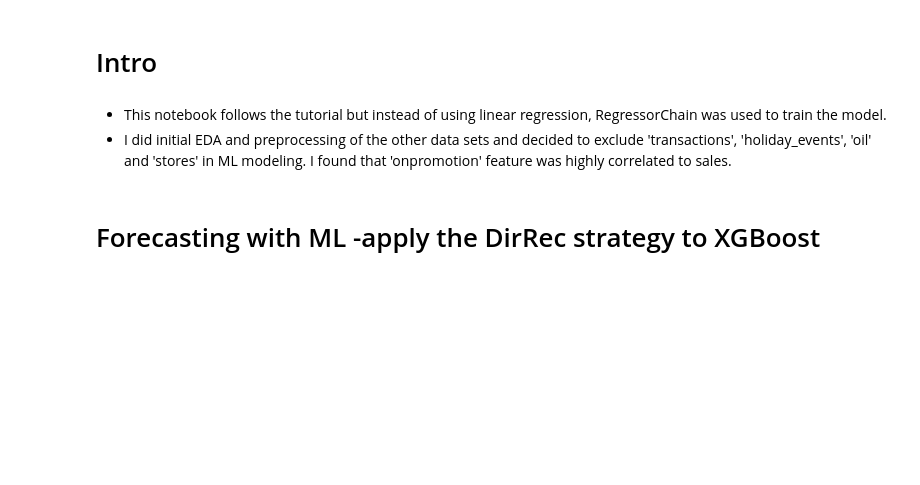
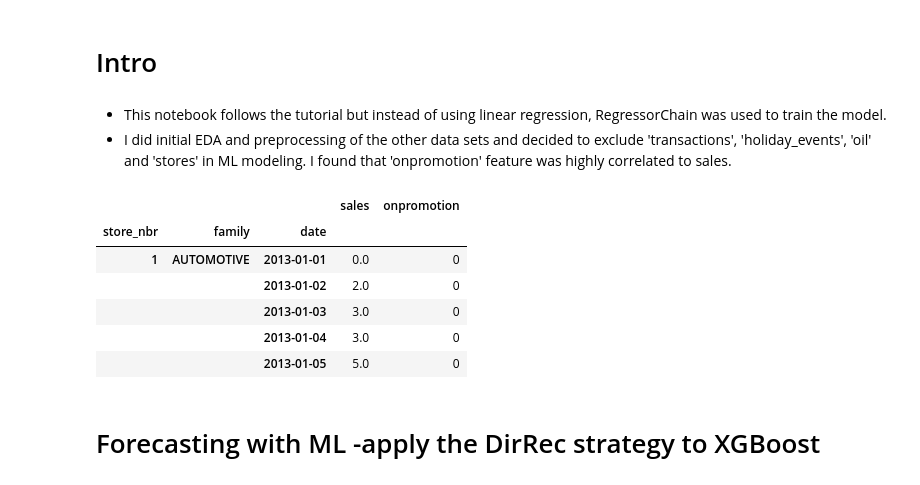
Before and after one commit to owenvespa/KaggleML, a Jupyter notebook: time-series-sales-forecast.ipynb, the cells around one changed output. Drawn from its saved outputs; the diff is of its cells as text; code cells hidden in the pictures; blank space fills up the shorter version.

Commit message:
Kaggle Notebook | Time series sales forecast  | Version 4

```diff
--- a/time-series-sales-forecast.ipynb
+++ b/time-series-sales-forecast.ipynb
@@ -70,11 +70,12 @@ comp_dir = Path('../input/store-sales-time-series-forecasting')
 
 store_sales = pd.read_csv(
     comp_dir / 'train.csv',
-    usecols=['store_nbr', 'family', 'date', 'sales'],
+    usecols=['store_nbr', 'family', 'date', 'sales','onpromotion'],
     dtype={
         'store_nbr': 'category',
         'family': 'category',
         'sales': 'float32',
+        'onpromotion': 'uint32',
     },
     parse_dates=['date'],
     infer_datetime_format=True,
@@ -87,6 +88,16 @@ average_sales = (
     .squeeze()
     .loc['2017']
 )
+# %%
+store_sales.head()
+# %% [output]
+|  |  |  | sales | onpromotion |
+| store_nbr | family | date |  |  |
+| 1 | AUTOMOTIVE | 2013-01-01 | 0.0 | 0 |
+|  |  | 2013-01-02 | 2.0 | 0 |
+|  |  | 2013-01-03 | 3.0 | 0 |
+|  |  | 2013-01-04 | 3.0 | 0 |
+|  |  | 2013-01-05 | 5.0 | 0 |
 # %%
 y = store_sales.unstack(['store_nbr', 'family']).loc["2017"]
 
```
